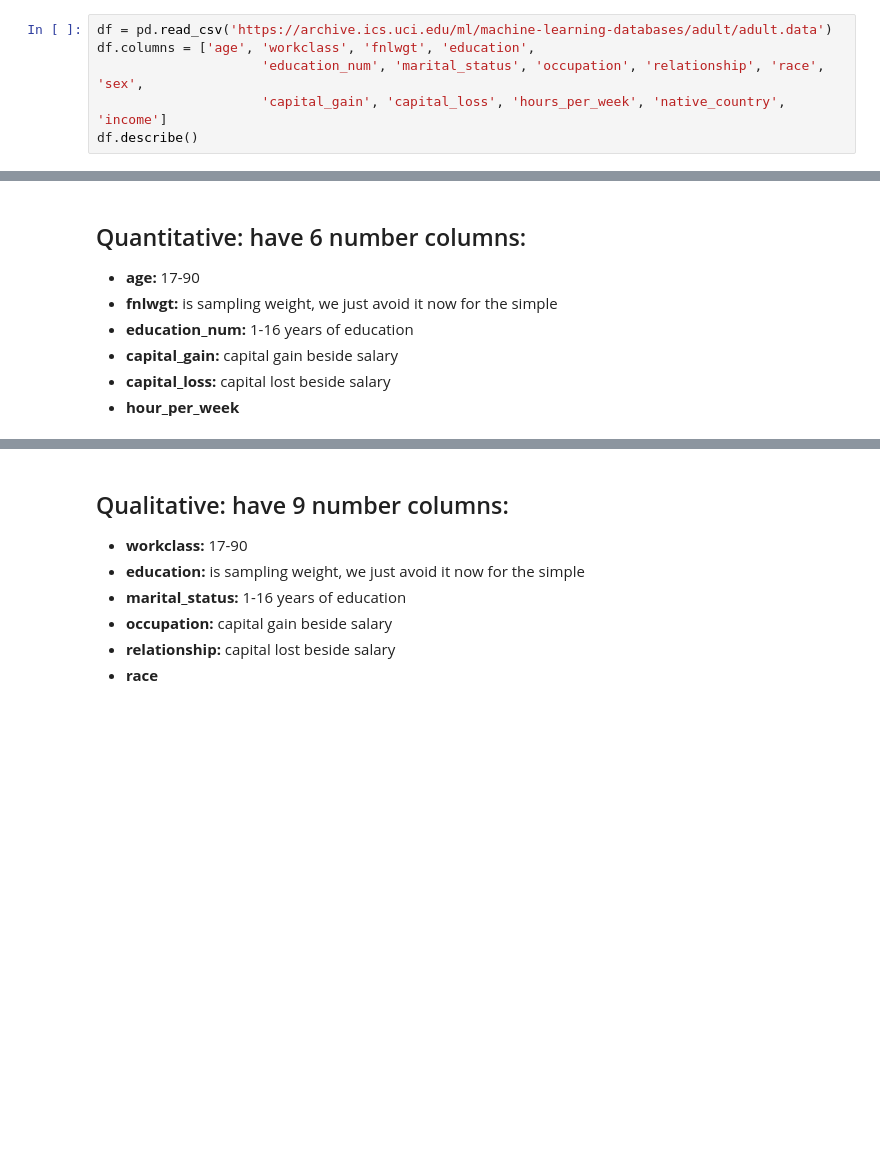
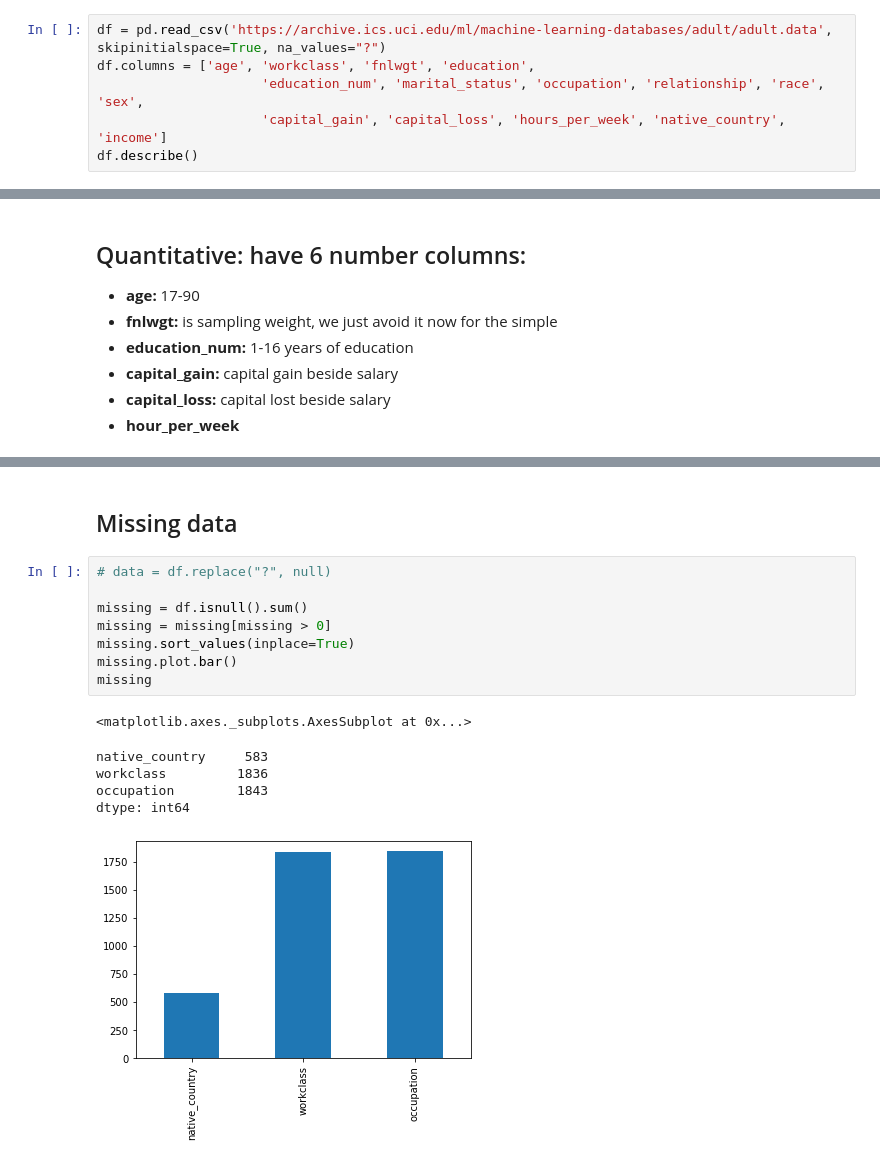
Before and after one commit to ngonhan2k5/cs-ml, a Jupyter notebook: proj1/proj1_eda.ipynb, the cells around one changed output, grey strips where cells are left out. Drawn from its saved outputs; the diff is of its cells as text; blank space fills up the shorter version.

```diff
--- a/proj1/proj1_eda.ipynb
+++ b/proj1/proj1_eda.ipynb
@@ -11,5 +14,5 @@ InteractiveShell.ast_node_interactivity = "all"
 # %%
-df = pd.read_csv('https://archive.ics.uci.edu/ml/machine-learning-databases/adult/adult.data')
+df = pd.read_csv('https://archive.ics.uci.edu/ml/machine-learning-databases/adult/adult.data', skipinitialspace=True, na_values="?")
 df.columns = ['age', 'workclass', 'fnlwgt', 'education',
                      'education_num', 'marital_status', 'occupation', 'relationship', 'race', 'sex',
                      'capital_gain', 'capital_loss', 'hours_per_week', 'native_country', 'income']
@@ -104,8 +142,17 @@ array([' <=50K', ' >50K'], dtype=object)
-# %% [markdown]
-## Qualitative: have 9 number columns:
-* **workclass:** 17-90
-* **education:** is sampling weight, we just avoid it now for the simple
-* **marital_status:** 1-16 years of education
-* **occupation:** capital gain beside salary
-* **relationship:** capital lost beside salary
-* **race**
+# %% [markdown]
+## Missing data
+# %%
+# data = df.replace("?", null)
+
+missing = df.isnull().sum()
+missing = missing[missing > 0]
+missing.sort_values(inplace=True)
+missing.plot.bar()
+missing
+# %% [output]
+<matplotlib.axes._subplots.AxesSubplot at 0x...>
+native_country     583
+workclass         1836
+occupation        1843
+dtype: int64
+[figure, added]
```
Also changed, not shown: parts of 13 cells of this notebook, 1 other file.
